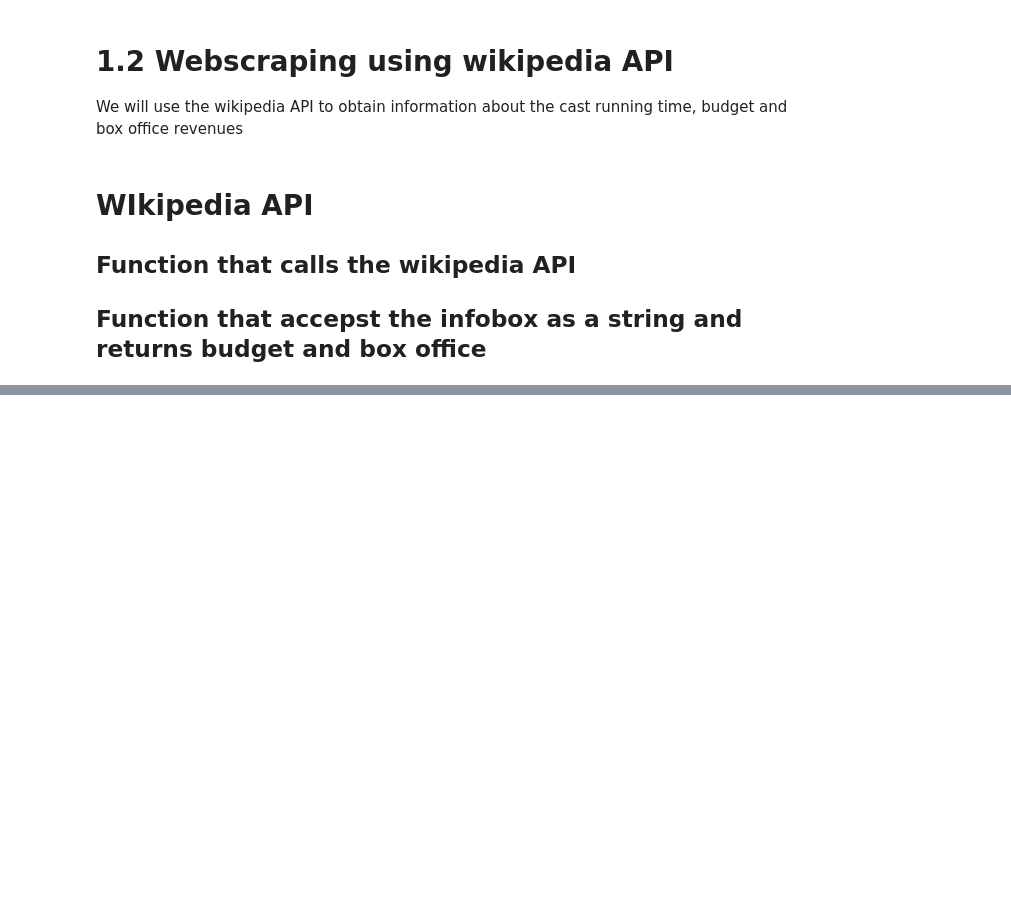
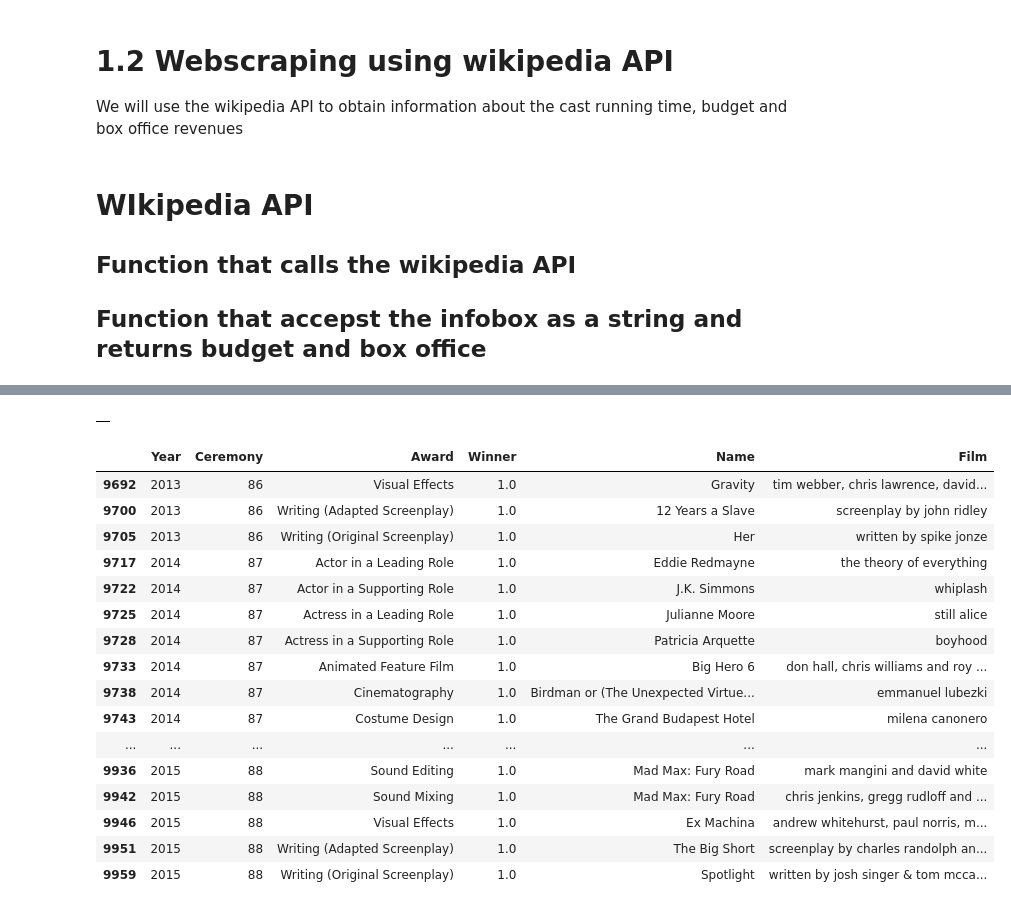
Before and after one commit to ronsg83/Capstone-1, a Jupyter notebook: Data_Acquisition.ipynb, the cells around one changed output, grey strips where cells are left out. Drawn from its saved outputs; the diff is of its cells as text; code cells hidden in the pictures; blank space fills up the shorter version.

```diff
--- a/Data_Acquisition.ipynb
+++ b/Data_Acquisition.ipynb
@@ -145,0 +223,26 @@ print(set(tags))
+# %%
+col_names = 'picture, director, actor ,actor_sup, actress, actress_sup, cinematography, constume, music, visual_effects, writing'.split(',')
+DF_award_info.rename(columns = col_names)
+# %% [output]
+|  |
+# %%
+df_oscar = df_oscar.dropna()
+df_oscar.tail(50)
+# %% [output]
+|  | Year | Ceremony | Award | Winner | Name | Film |
+| 9692 | 2013 | 86 | Visual Effects | 1.0 | Gravity | tim webber, chris lawrence, david... |
+| 9700 | 2013 | 86 | Writing (Adapted Screenplay) | 1.0 | 12 Years a Slave | screenplay by john ridley |
+| 9705 | 2013 | 86 | Writing (Original Screenplay) | 1.0 | Her | written by spike jonze |
+| 9717 | 2014 | 87 | Actor in a Leading Role | 1.0 | Eddie Redmayne | the theory of everything |
+| 9722 | 2014 | 87 | Actor in a Supporting Role | 1.0 | J.K. Simmons | whiplash |
+| 9725 | 2014 | 87 | Actress in a Leading Role | 1.0 | Julianne Moore | still alice |
+| 9728 | 2014 | 87 | Actress in a Supporting Role | 1.0 | Patricia Arquette | boyhood |
+| 9733 | 2014 | 87 | Animated Feature Film | 1.0 | Big Hero 6 | don hall, chris williams and roy ... |
+| 9738 | 2014 | 87 | Cinematography | 1.0 | Birdman or (The Unexpected Virtue... | emmanuel lubezki |
+| 9743 | 2014 | 87 | Costume Design | 1.0 | The Grand Budapest Hotel | milena canonero |
+| ... | ... | ... | ... | ... | ... | ... |
+| 9936 | 2015 | 88 | Sound Editing | 1.0 | Mad Max: Fury Road | mark mangini and david white |
+| 9942 | 2015 | 88 | Sound Mixing | 1.0 | Mad Max: Fury Road | chris jenkins, gregg rudloff and ... |
+| 9946 | 2015 | 88 | Visual Effects | 1.0 | Ex Machina | andrew whitehurst, paul norris, m... |
+| 9951 | 2015 | 88 | Writing (Adapted Screenplay) | 1.0 | The Big Short | screenplay by charles randolph an... |
+| 9959 | 2015 | 88 | Writing (Original Screenplay) | 1.0 | Spotlight | written by josh singer & tom mcca... |
```
Also changed, not shown: parts of 12 cells of this notebook.
